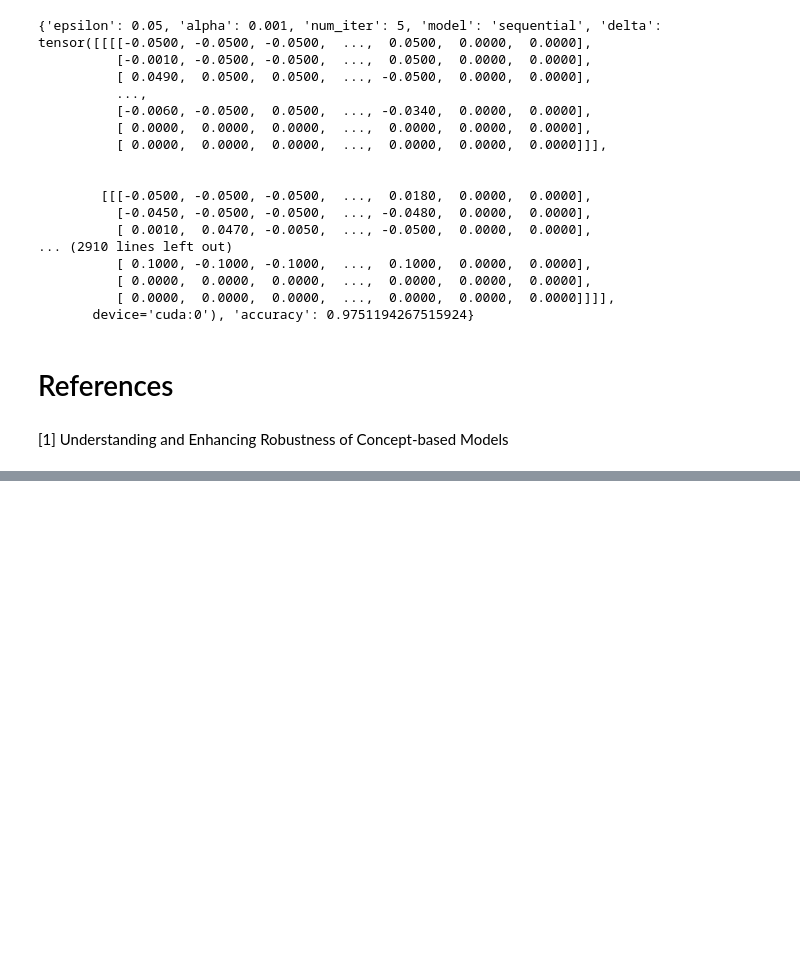
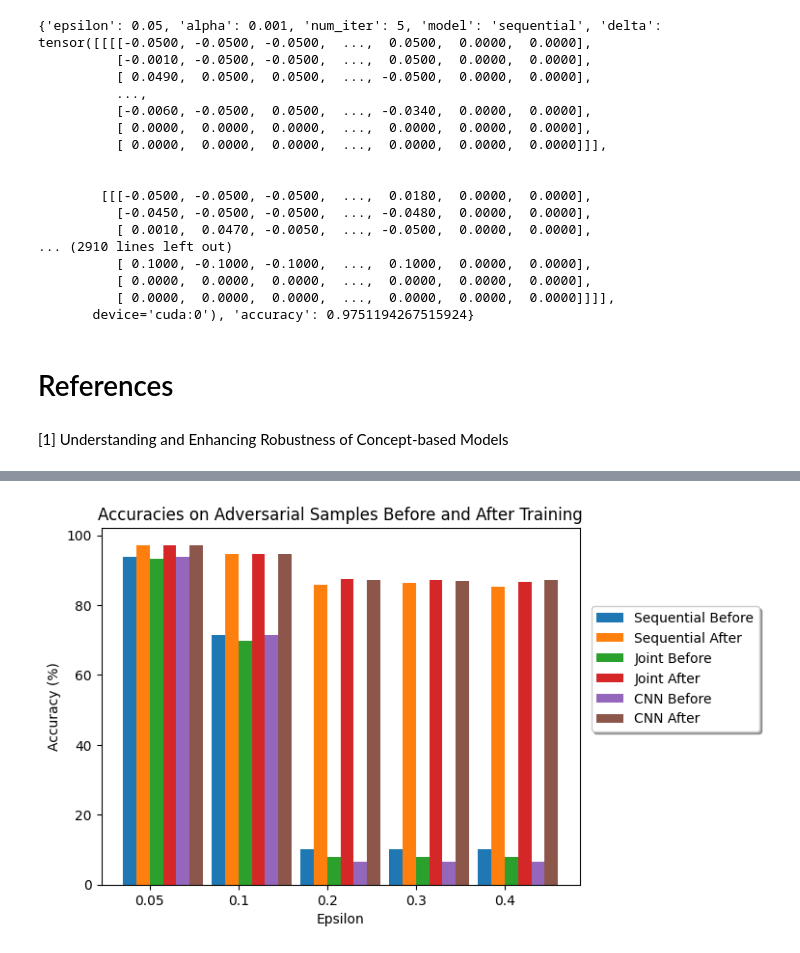
Before and after one commit to MohamedHamdy28/Exploring-the-Impact-of-Conceptual-Information-on-Neural-Network-Adversarial-Robustness, a Jupyter notebook: Notebooks/Concept_MNIST_Experiment.ipynb, the cells around one changed output, grey strips where cells are left out. Saved outputs shown, nothing was run; the diff lists cells and outputs as text; code cells hidden in the pictures; blank space fills up the shorter version.

```diff
--- a/Notebooks/Concept_MNIST_Experiment.ipynb
+++ b/Notebooks/Concept_MNIST_Experiment.ipynb
@@ -907,0 +1069,39 @@ save_dictionary(experiment, 'experiment.pkl')
+# %%
+import matplotlib.pyplot as plt
+import numpy as np
+
+# Example epsilon values and accuracies for each model
+epsilons = np.array([0.05, 0.1, 0.2, 0.3, 0.4])
+sequential_before = np.array([93.76, 71.39, 10.20, 10.21, 10.21])
+sequential_after = np.array([97.10, 94.65, 85.68, 86.36, 85.10])
+joint_before = np.array([93.14, 69.86, 8.06, 8.06, 8.06])
+joint_after = np.array([97.10, 94.73, 87.41, 87.16, 86.75])
+cnn_before = np.array([93.87, 71.36, 6.54, 6.54, 6.54])
+cnn_after = np.array([97.18, 94.74, 87.06, 86.77, 87.14])
+
+bar_width = 0.15  # Width of the bars
+index = np.arange(len(epsilons))  # The x locations for the groups
+
+# Plotting
+fig, ax = plt.subplots()
+
+bars1 = ax.bar(index - bar_width, sequential_before, bar_width, label='Sequential Before')
+bars2 = ax.bar(index, sequential_after, bar_width, label='Sequential After')
+bars3 = ax.bar(index + bar_width, joint_before, bar_width, label='Joint Before')
+bars4 = ax.bar(index + 2 * bar_width, joint_after, bar_width, label='Joint After')
+bars5 = ax.bar(index + 3 * bar_width, cnn_before, bar_width, label='CNN Before')
+bars6 = ax.bar(index + 4 * bar_width, cnn_after, bar_width, label='CNN After')
+
+# Add some text for labels, title, and custom x-axis tick labels, etc.
+ax.set_xlabel('Epsilon')
+ax.set_ylabel('Accuracy (%)')
+ax.set_title('Accuracies on Adversarial Samples Before and After Training')
+ax.set_xticks(index + bar_width / 2)
+ax.set_xticklabels(epsilons)
+
+# Place a legend to the right of this subplot
+ax.legend(loc='upper center', bbox_to_anchor=(1.2, 0.8), shadow=True, ncol=1)
+
+plt.show()
+# %% [output]
+[figure, added]
```
Also changed, not shown: parts of 22 cells of this notebook, 7 other files.
